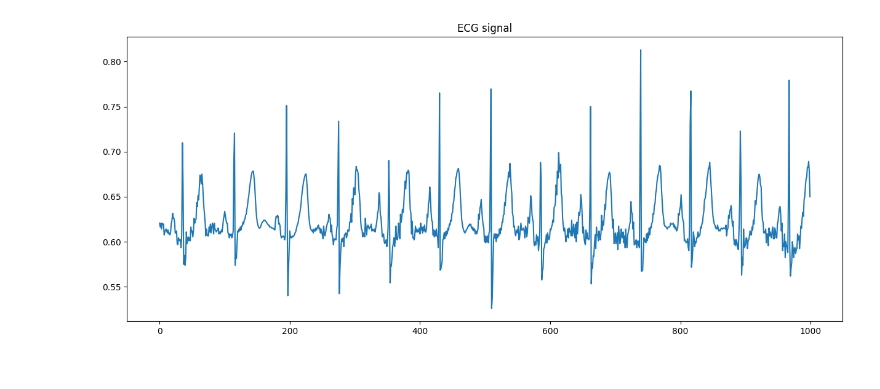
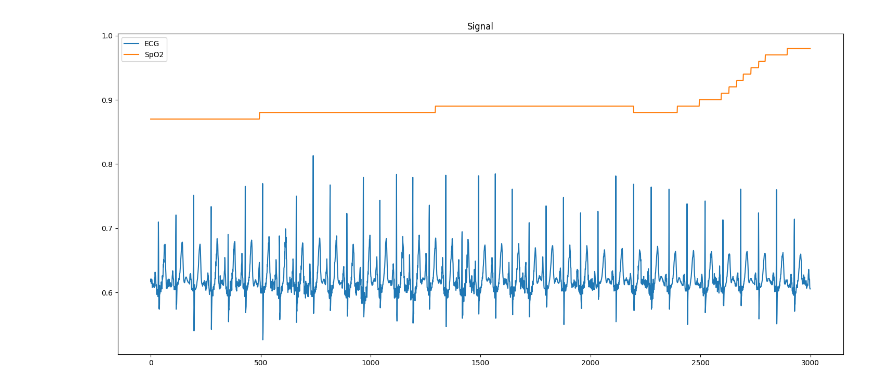
Before and after one commit to lucky-and-minie222702/OSA-detection-using-ECG, a Jupyter notebook: view_signal.ipynb, the cells around one changed output. Cells and saved outputs as stored; diff of their text form; code cells hidden in the pictures.

```diff
--- a/view_signal.ipynb
+++ b/view_signal.ipynb
@@ -11,9 +11,11 @@ X_1 = np.load(path.join("gen_data", "ECG_apnea.npy"))
 ECG_sig, _ = get_patients_ECG([2])
 SpO2_sig, _ = get_patients_SpO2([2])
 # %%
-plt.figure(figsize=(15, 6))
-plt.plot(ECG_sig[1][:1000:])
-plt.title("ECG signal")
+plt.figure(figsize=(18, 8))
+plt.title("Signal")
+plt.plot(ECG_sig[1][:3000:], label="ECG")
+plt.plot(SpO2_sig.flatten()[:3000:], label="SpO2")
+plt.legend()
 plt.show()
 # %% [output]
-[figure, old version]
+[figure, new version]
```
Also changed, not shown: parts of 6 cells of this notebook, 6 other files.
